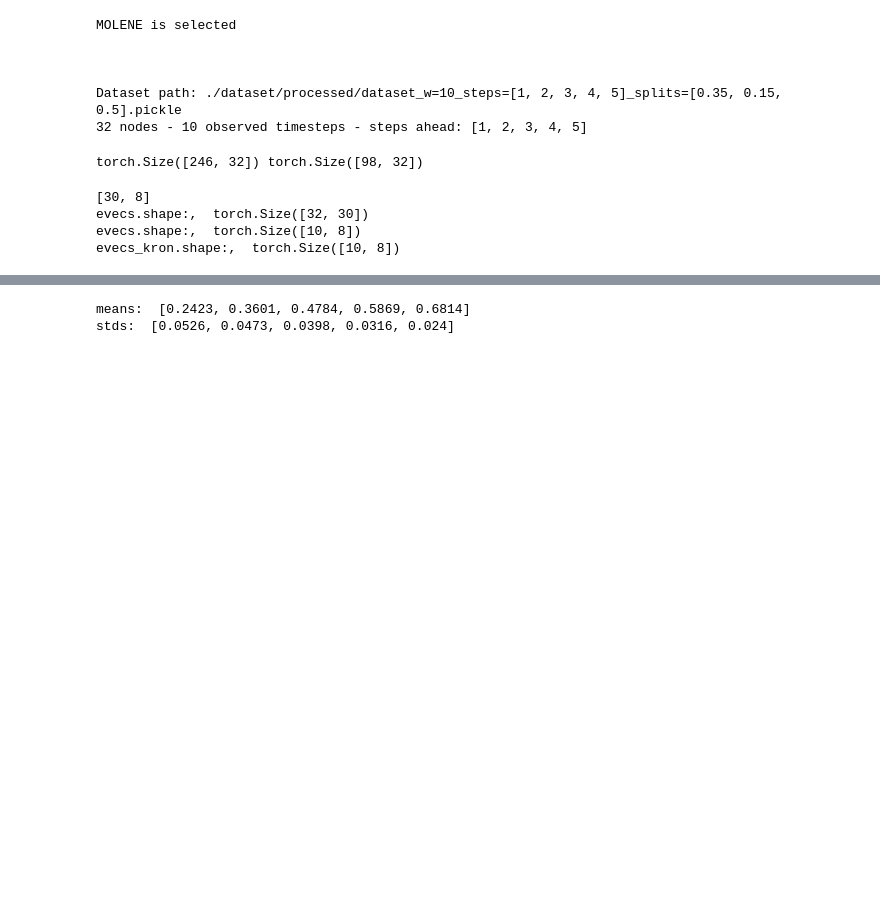
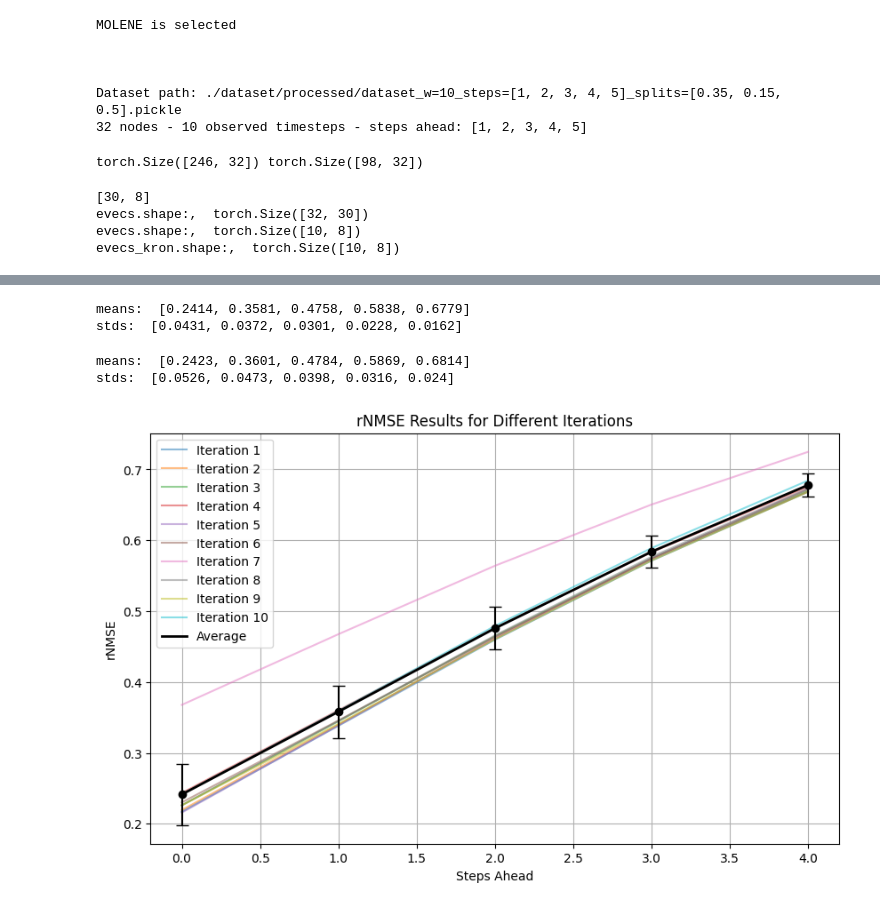
Before and after one commit to ArefEinizade2/CITRUS, a Jupyter notebook: Molene/Molene_prediction.ipynb, the cells around one changed output, grey strips where cells are left out. Saved outputs shown, nothing was run; the diff lists cells and outputs as text; code cells hidden in the pictures; blank space fills up the shorter version.

```diff
--- a/Molene/Molene_prediction.ipynb
+++ b/Molene/Molene_prediction.ipynb
@@ -221,3 +221,13 @@ Iter 0
+# %%
+
+# print(res_dict['results'])
+means = [round(el, 4) for el in np.average(res_dict['results'], axis=0)]
+stds = [round(el, 4) for el in np.std(res_dict['results'], axis=0)]
+print('means: ', means)
+print('stds: ', stds)
+# %% [output]
+means:  [0.2414, 0.3581, 0.4758, 0.5838, 0.6779]
+stds:  [0.0431, 0.0372, 0.0301, 0.0228, 0.0162]
 # %%
 # print(res_dict['results'])
 means = [round(el, 4) for el in np.average(res_dict['results'], axis=0)]
@@ -234,3 +244,47 @@ res_dict['final_res'] = {
 }
 with open(log_dir + '/results.json', 'w', encoding='utf-8') as f:
     json.dump(res_dict, f, ensure_ascii=False, indent=4)
+# %%
+import json
+import matplotlib.pyplot as plt
+
+# Path to the results.json file
+json_file_path = log_dir + '/results.json'
+# Read the JSON file
+with open(json_file_path, 'r') as f:
+    data = json.load(f)
+
+# Extract the results and final_res
+results = data['results']
+final_res = data['final_res']
+
+# Convert results to a numpy array for easier manipulation
+import numpy as np
+results_array = np.array(results)
+
+# Plot the results
+plt.figure(figsize=(10, 6))
+
+# Plot each iteration's results
+for i, result in enumerate(results):
+    plt.plot(result, label=f'Iteration {i+1}', alpha=0.5)
+
+# Plot the average results
+plt.plot(final_res['avg'], label='Average', color='black', linewidth=2)
+
+# Add error bars for the standard deviation
+avg = np.array(final_res['avg'])
+std = np.array(final_res['std'])
+plt.errorbar(range(len(avg)), avg, yerr=std, fmt='o', color='black', capsize=5)
+
+# Add labels and title
+plt.xlabel('Steps Ahead')
+plt.ylabel('rNMSE')
+plt.title('rNMSE Results for Different Iterations')
+plt.legend()
+plt.grid(True)
+
+# Show the plot
+plt.show()
+# %% [output]
+[figure, added]
```
Also changed, not shown: parts of 1 cell of this notebook, 6 other files.
